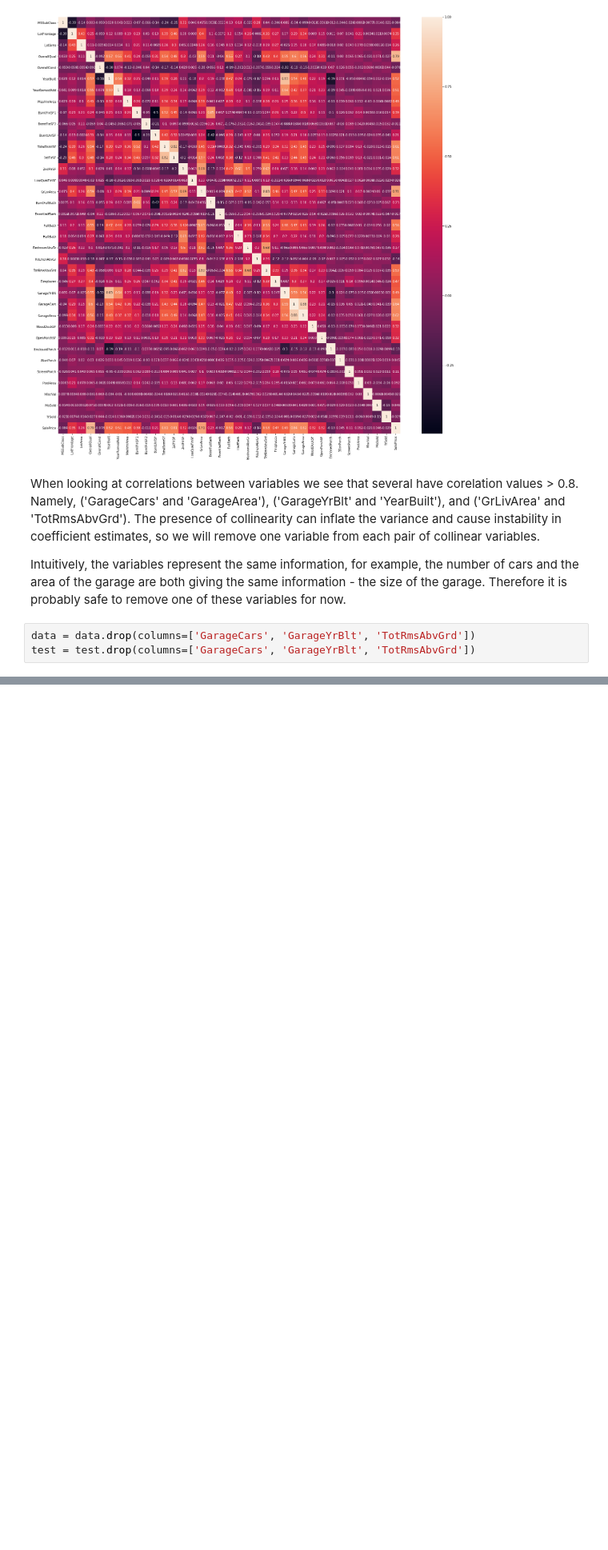
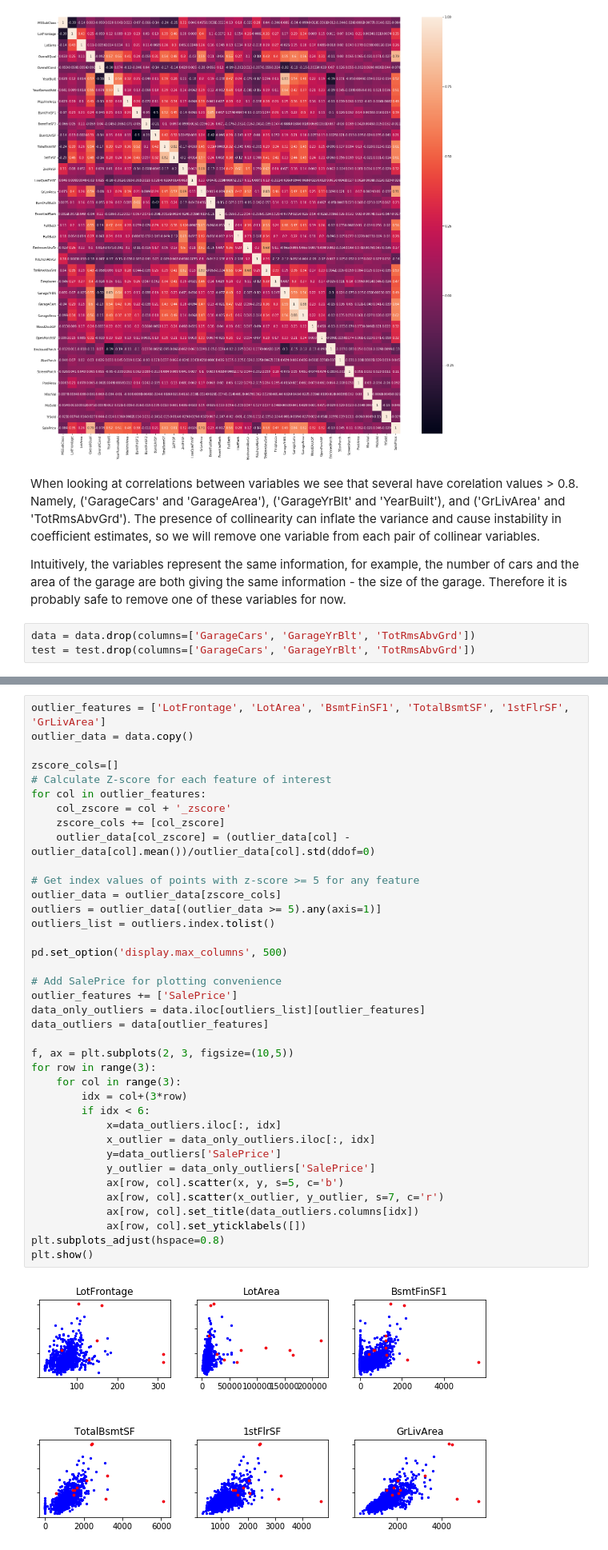
Before and after one commit to tcwou/House-Prices-Kaggle, a Jupyter notebook: Kaggle Housing Project Notebook.ipynb, the cells around one changed output, grey strips where cells are left out. Shown at 80% size. Drawn from its saved outputs; the diff is of its cells as text; blank space fills up the shorter version.

```diff
--- a/Kaggle Housing Project Notebook.ipynb
+++ b/Kaggle Housing Project Notebook.ipynb
@@ -127,0 +132,40 @@ Index(['MSSubClass', 'LotFrontage', 'LotArea', 'OverallQual', 'OverallCond',
+# %%
+outlier_features = ['LotFrontage', 'LotArea', 'BsmtFinSF1', 'TotalBsmtSF', '1stFlrSF', 'GrLivArea']
+outlier_data = data.copy()
+
+zscore_cols=[]
+# Calculate Z-score for each feature of interest
+for col in outlier_features:
+    col_zscore = col + '_zscore'
+    zscore_cols += [col_zscore]
+    outlier_data[col_zscore] = (outlier_data[col] - outlier_data[col].mean())/outlier_data[col].std(ddof=0)
+
+# Get index values of points with z-score >= 5 for any feature
+outlier_data = outlier_data[zscore_cols]
+outliers = outlier_data[(outlier_data >= 5).any(axis=1)]
+outliers_list = outliers.index.tolist()
+
+pd.set_option('display.max_columns', 500)
+
+# Add SalePrice for plotting convenience
+outlier_features += ['SalePrice']
+data_only_outliers = data.iloc[outliers_list][outlier_features]
+data_outliers = data[outlier_features]
+
+f, ax = plt.subplots(2, 3, figsize=(10,5))
+for row in range(3):
+    for col in range(3):
+        idx = col+(3*row)
+        if idx < 6:
+            x=data_outliers.iloc[:, idx]
+            x_outlier = data_only_outliers.iloc[:, idx]
+            y=data_outliers['SalePrice']
+            y_outlier = data_only_outliers['SalePrice']
+            ax[row, col].scatter(x, y, s=5, c='b')
+            ax[row, col].scatter(x_outlier, y_outlier, s=7, c='r')
+            ax[row, col].set_title(data_outliers.columns[idx])
+            ax[row, col].set_yticklabels([])
+plt.subplots_adjust(hspace=0.8)
+plt.show()
+# %% [output]
+[figure, added]
```
Also changed, not shown: parts of 3 cells of this notebook.
